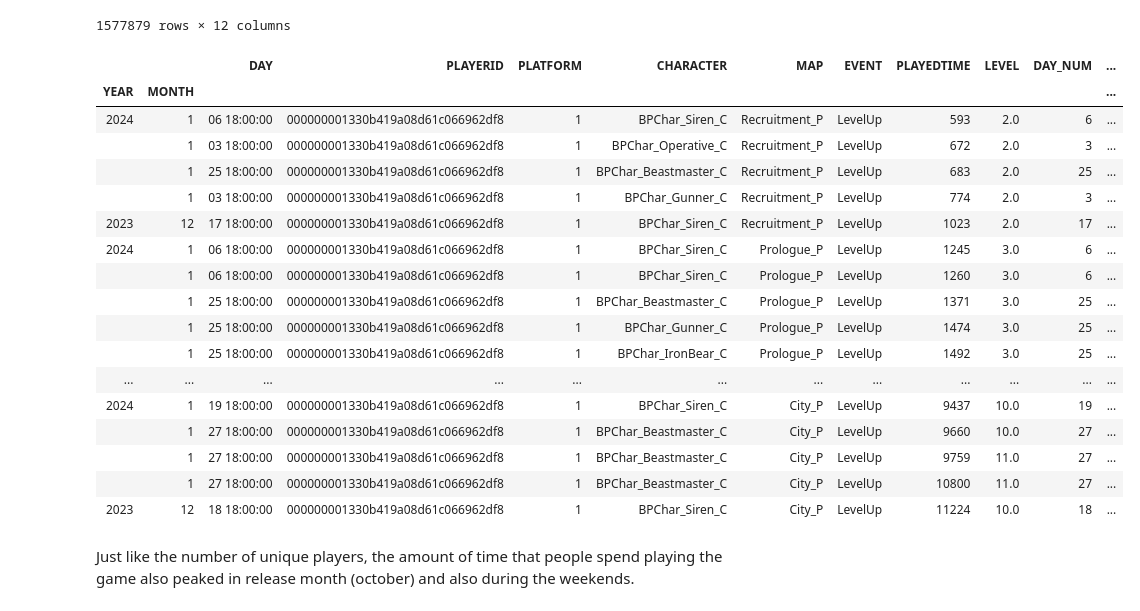
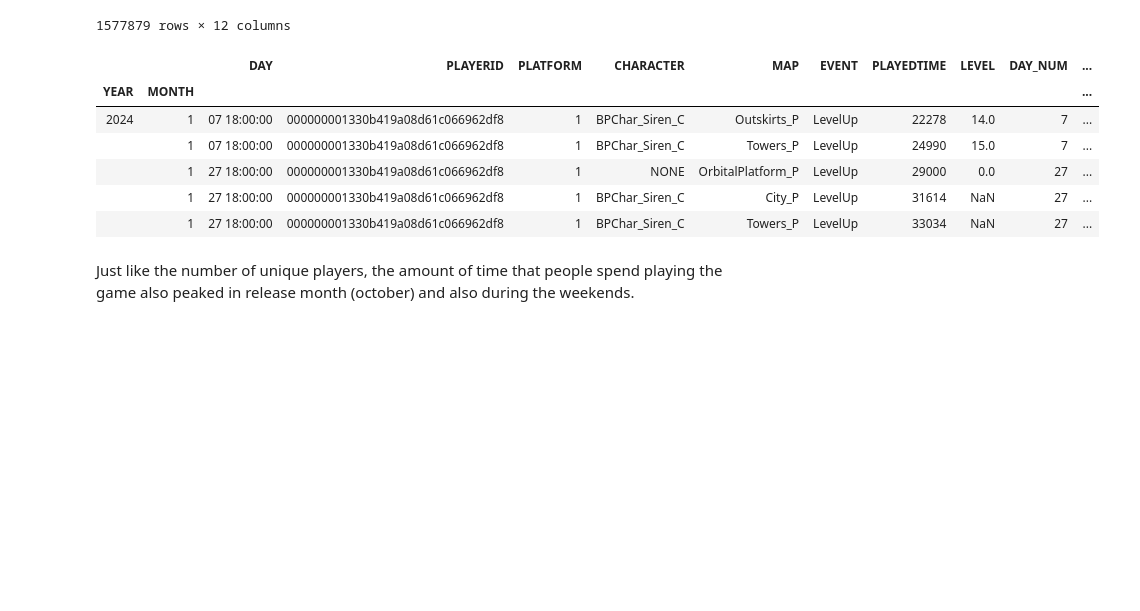
Before and after one commit to alvarojhu/Gearbox, a Jupyter notebook: Exploring.ipynb, the cells around one changed output. Saved outputs shown, nothing was run; the diff lists cells and outputs as text; code cells hidden in the pictures; blank space fills up the shorter version.

```diff
--- a/Exploring.ipynb
+++ b/Exploring.ipynb
@@ -184,26 +184,15 @@ for current, previous in zip(current_id, previous_id):
 # %%
 full_data['NEW_ID'] = switch
 # %%
-full_data.head(50)
+full_data.head(5)
 # %% [output]
 |  |  | DAY | PLAYERID | PLATFORM | CHARACTER | MAP | EVENT | PLAYEDTIME | LEVEL | DAY_NUM | ... |
 | YEAR | MONTH |  |  |  |  |  |  |  |  |  | ... |
-| 2024 | 1 | 06 18:00:00 | 000000001330b419a08d61c066962df8 | 1 | BPChar_Siren_C | Recruitment_P | LevelUp | 593 | 2.0 | 6 | ... |
-|  | 1 | 03 18:00:00 | 000000001330b419a08d61c066962df8 | 1 | BPChar_Operative_C | Recruitment_P | LevelUp | 672 | 2.0 | 3 | ... |
-|  | 1 | 25 18:00:00 | 000000001330b419a08d61c066962df8 | 1 | BPChar_Beastmaster_C | Recruitment_P | LevelUp | 683 | 2.0 | 25 | ... |
-|  | 1 | 03 18:00:00 | 000000001330b419a08d61c066962df8 | 1 | BPChar_Gunner_C | Recruitment_P | LevelUp | 774 | 2.0 | 3 | ... |
-| 2023 | 12 | 17 18:00:00 | 000000001330b419a08d61c066962df8 | 1 | BPChar_Siren_C | Recruitment_P | LevelUp | 1023 | 2.0 | 17 | ... |
-| 2024 | 1 | 06 18:00:00 | 000000001330b419a08d61c066962df8 | 1 | BPChar_Siren_C | Prologue_P | LevelUp | 1245 | 3.0 | 6 | ... |
-|  | 1 | 06 18:00:00 | 000000001330b419a08d61c066962df8 | 1 | BPChar_Siren_C | Prologue_P | LevelUp | 1260 | 3.0 | 6 | ... |
-|  | 1 | 25 18:00:00 | 000000001330b419a08d61c066962df8 | 1 | BPChar_Beastmaster_C | Prologue_P | LevelUp | 1371 | 3.0 | 25 | ... |
-|  | 1 | 25 18:00:00 | 000000001330b419a08d61c066962df8 | 1 | BPChar_Gunner_C | Prologue_P | LevelUp | 1474 | 3.0 | 25 | ... |
-|  | 1 | 25 18:00:00 | 000000001330b419a08d61c066962df8 | 1 | BPChar_IronBear_C | Prologue_P | LevelUp | 1492 | 3.0 | 25 | ... |
-| ... | ... | ... | ... | ... | ... | ... | ... | ... | ... | ... | ... |
-| 2024 | 1 | 19 18:00:00 | 000000001330b419a08d61c066962df8 | 1 | BPChar_Siren_C | City_P | LevelUp | 9437 | 10.0 | 19 | ... |
-|  | 1 | 27 18:00:00 | 000000001330b419a08d61c066962df8 | 1 | BPChar_Beastmaster_C | City_P | LevelUp | 9660 | 10.0 | 27 | ... |
-|  | 1 | 27 18:00:00 | 000000001330b419a08d61c066962df8 | 1 | BPChar_Beastmaster_C | City_P | LevelUp | 9759 | 11.0 | 27 | ... |
-|  | 1 | 27 18:00:00 | 000000001330b419a08d61c066962df8 | 1 | BPChar_Beastmaster_C | City_P | LevelUp | 10800 | 11.0 | 27 | ... |
-| 2023 | 12 | 18 18:00:00 | 000000001330b419a08d61c066962df8 | 1 | BPChar_Siren_C | City_P | LevelUp | 11224 | 10.0 | 18 | ... |
+| 2024 | 1 | 07 18:00:00 | 000000001330b419a08d61c066962df8 | 1 | BPChar_Siren_C | Outskirts_P | LevelUp | 22278 | 14.0 | 7 | ... |
+|  | 1 | 07 18:00:00 | 000000001330b419a08d61c066962df8 | 1 | BPChar_Siren_C | Towers_P | LevelUp | 24990 | 15.0 | 7 | ... |
+|  | 1 | 27 18:00:00 | 000000001330b419a08d61c066962df8 | 1 | NONE | OrbitalPlatform_P | LevelUp | 29000 | 0.0 | 27 | ... |
+|  | 1 | 27 18:00:00 | 000000001330b419a08d61c066962df8 | 1 | BPChar_Siren_C | City_P | LevelUp | 31614 | NaN | 27 | ... |
+|  | 1 | 27 18:00:00 | 000000001330b419a08d61c066962df8 | 1 | BPChar_Siren_C | Towers_P | LevelUp | 33034 | NaN | 27 | ... |
 # %%
 session_time = []
 for index, row in full_data.iterrows():
```
